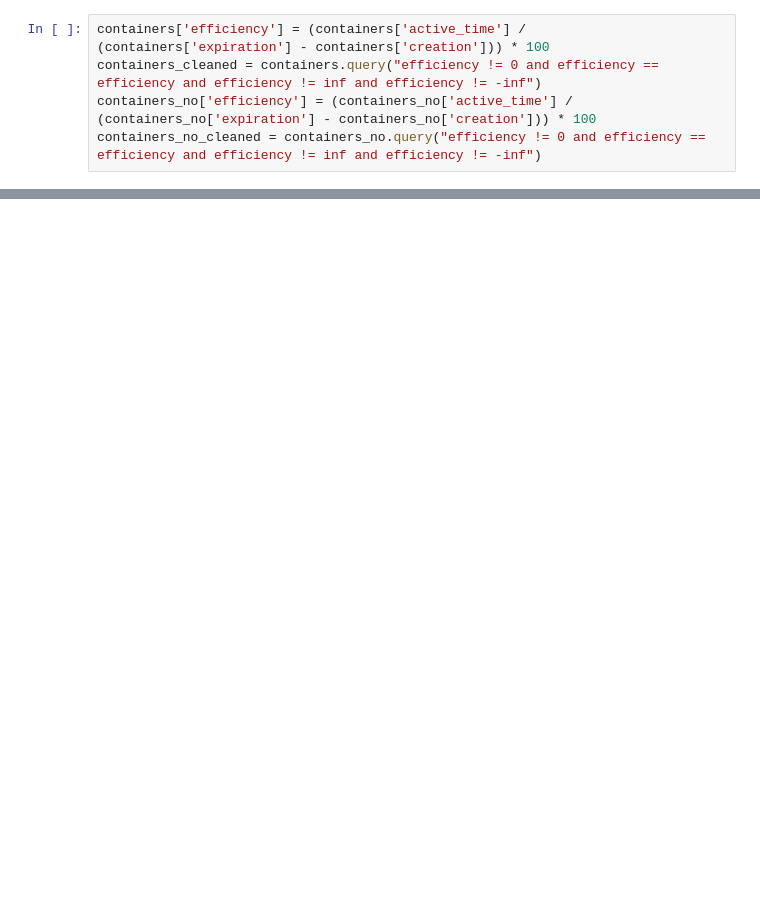
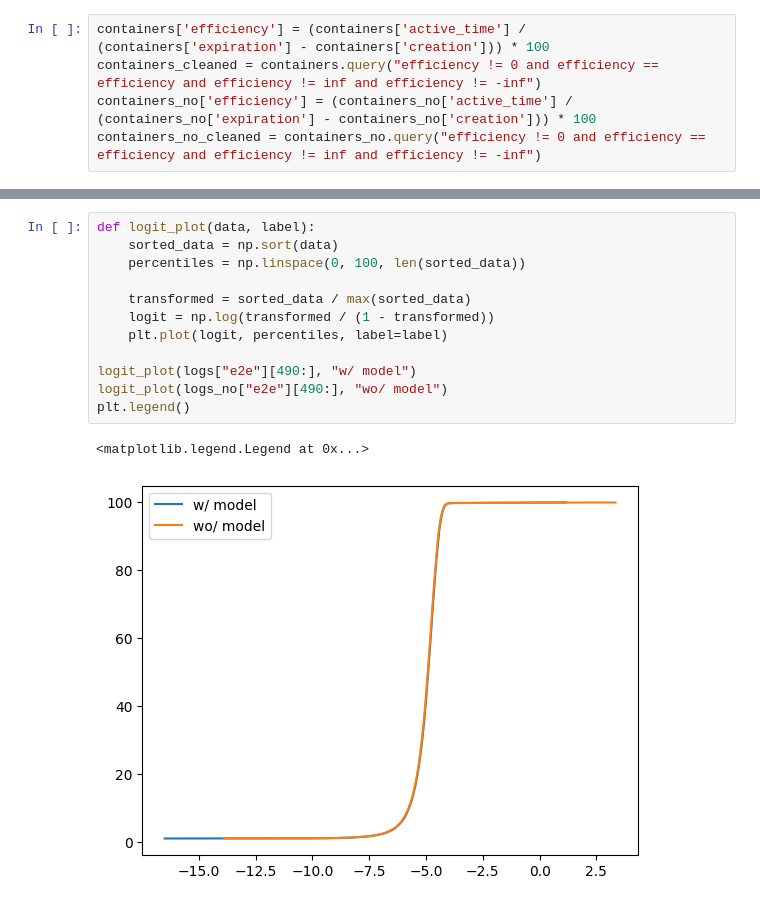
Before and after one commit to yuridekim/serverless-forecasting, a Jupyter notebook: sf2.ipynb, the cells around one changed output, grey strips where cells are left out. Drawn from its saved outputs; the diff is of its cells as text; blank space fills up the shorter version.

```diff
--- a/sf2.ipynb
+++ b/sf2.ipynb
@@ -144,0 +166,15 @@ plt.show()
+# %%
+def logit_plot(data, label):
+    sorted_data = np.sort(data)
+    percentiles = np.linspace(0, 100, len(sorted_data))
+
+    transformed = sorted_data / max(sorted_data)
+    logit = np.log(transformed / (1 - transformed))
+    plt.plot(logit, percentiles, label=label)
+
+logit_plot(logs["e2e"][490:], "w/ model")
+logit_plot(logs_no["e2e"][490:], "wo/ model")
+plt.legend()
+# %% [output]
+<matplotlib.legend.Legend at 0x...>
+[figure, added]
```
Also changed, not shown: parts of 11 cells of this notebook, 1 other file.
